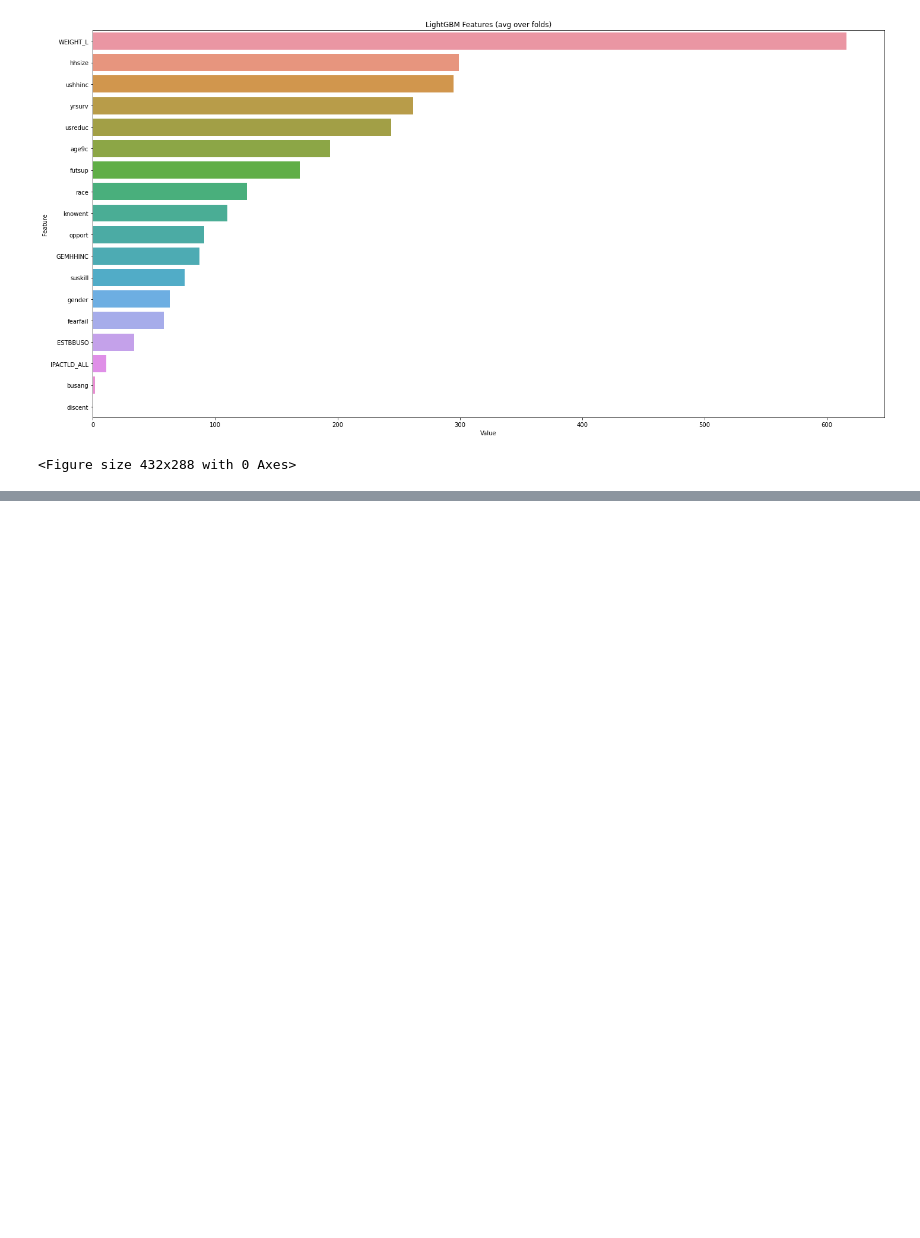
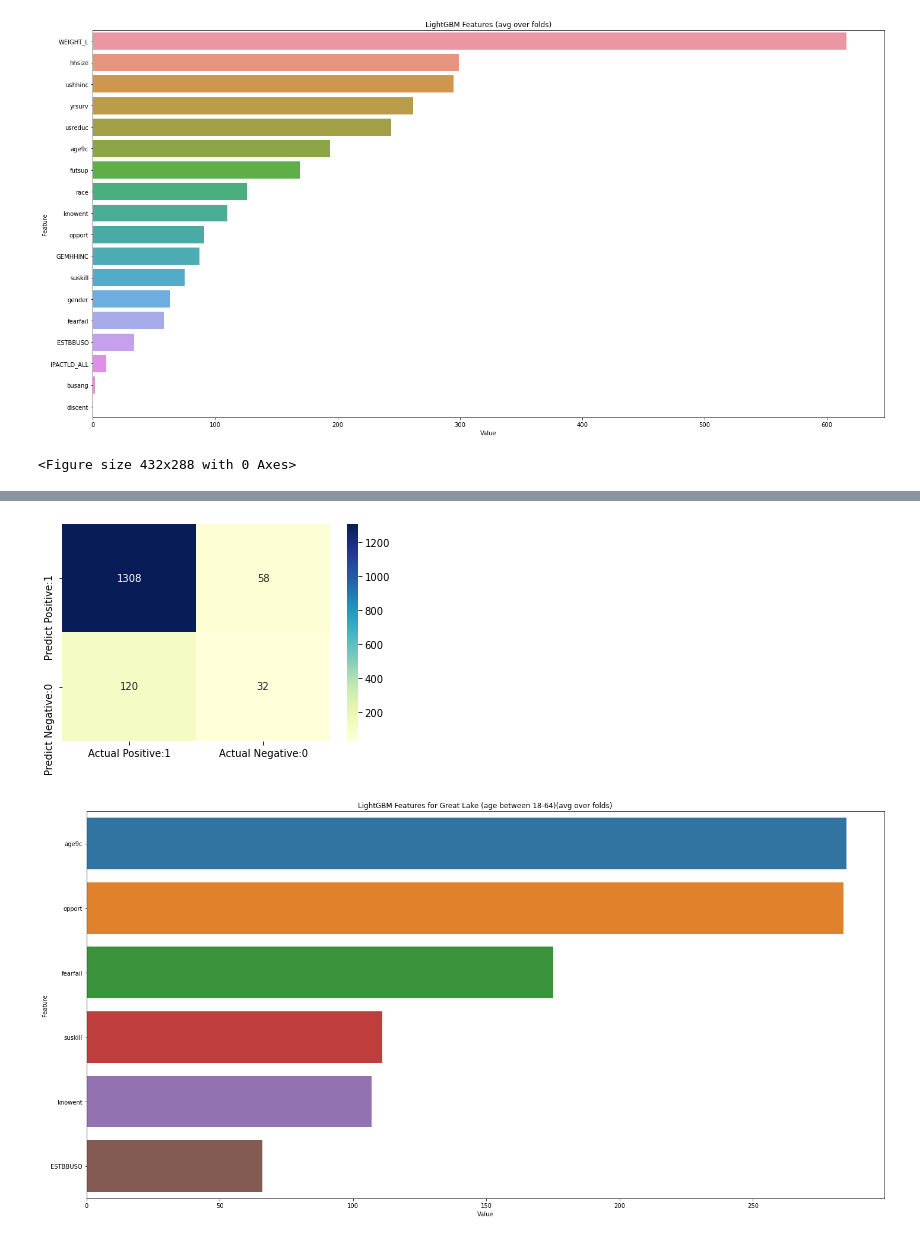
Before and after one commit to JasonWYZE/Babson-Hackathon, a Jupyter notebook: data_hackathon.ipynb, the cells around one changed output, grey strips where cells are left out. Cells and saved outputs as stored; diff of their text form; code cells hidden in the pictures; blank space fills up the shorter version.

```diff
--- a/data_hackathon.ipynb
+++ b/data_hackathon.ipynb
@@ -407,0 +412,78 @@ weighted avg       0.86      0.89      0.87      1518
+# %%
+#Great Lake with weight L
+great_lakes_weightL = pd.read_csv("great_lakes.csv")
+cols = ['TEA','knowent', 'suskill','age9c', 'ESTBBUSO','opport','fearfail','WEIGHT_L']
+great_lakes_weightL = great_lakes_weightL[cols]
+great_lakes_weightL['WEIGHT_L'] = great_lakes_weightL['WEIGHT_L'].fillna(0)
+
+
+great_lakes_weightL['TEA'].value_counts()
+
+
+#Declare feature vector and target variable
+y=great_lakes_weightL['TEA']
+
+new_cols = ['knowent', 'suskill','age9c', 'ESTBBUSO','opport','fearfail','WEIGHT_L']
+feature_cols =  ['knowent', 'suskill','age9c', 'ESTBBUSO','opport','fearfail']
+x=great_lakes_weightL[new_cols]
+
+from sklearn.model_selection import train_test_split
+X_train, X_test, y_train, y_test = train_test_split(x, y, test_size = 0.3, random_state = 0)
+W_train = X_train['WEIGHT_L']
+W_test = X_test['WEIGHT_L']
+X_train.drop(columns=['WEIGHT_L'])
+X_test.drop(columns=['WEIGHT_L'])
+
+
+# build the lightgbm model
+!pip install lightgbm
+import lightgbm as lgb
+
+clf = lgb.LGBMClassifier()
+clf.fit(X_train, y_train,sample_weight = W_train)
+
+
+
+# predict the results
+y_pred=clf.predict(X_test)
+
+# view accuracy
+from sklearn.metrics import accuracy_score
+accuracy=accuracy_score(y_pred, y_test)
+print('LightGBM Model accuracy score: {0:0.4f}'.format(accuracy_score(y_test, y_pred)))
+
+
+y_pred_train = clf.predict(X_train)
+print('Training-set accuracy score: {0:0.4f}'. format(accuracy_score(y_train, y_pred_train)))
+# print the scores on training and test set
+
+print('Training set score: {:.4f}'.format(clf.score(X_train, y_train)))
+
+print('Test set score: {:.4f}'.format(clf.score(X_test, y_test)))
+from sklearn.metrics import confusion_matrix
+cm = confusion_matrix(y_test, y_pred)
+print('Confusion matrix\n\n', cm)
+print('\nTrue Positives(TP) = ', cm[0,0])
+print('\nTrue Negatives(TN) = ', cm[1,1])
+print('\nFalse Positives(FP) = ', cm[0,1])
+print('\nFalse Negatives(FN) = ', cm[1,0])
+# visualize confusion matrix with seaborn heatmap
+
+cm_matrix = pd.DataFrame(data=cm, columns=['Actual Positive:1', 'Actual Negative:0'],
+                                 index=['Predict Positive:1', 'Predict Negative:0'])
+
+sns.heatmap(cm_matrix, annot=True, fmt='d', cmap='YlGnBu')
+
+from sklearn.metrics import classification_report
+print(classification_report(y_test, y_pred))
+
+
+feature_imp = pd.DataFrame(sorted(zip(clf.feature_importances_,great_lakes_weightL[feature_cols])), columns=['Value','Feature'])
+
+plt.figure(figsize=(20, 10))
+sns.barplot(x="Value", y="Feature", data=feature_imp.sort_values(by="Value", ascending=False))
+plt.title('LightGBM Features for Great Lake (age between 18-64)(avg over folds)')
+plt.tight_layout()
+plt.show()
+plt.savefig('lgbm_importances-01.png')
+# %% [output]
@@ -407,0 +507,2 @@ weighted avg       0.86      0.89      0.87      1518
+[figure, added]
+[figure, added]
```
Also changed, not shown: parts of 9 cells of this notebook.
